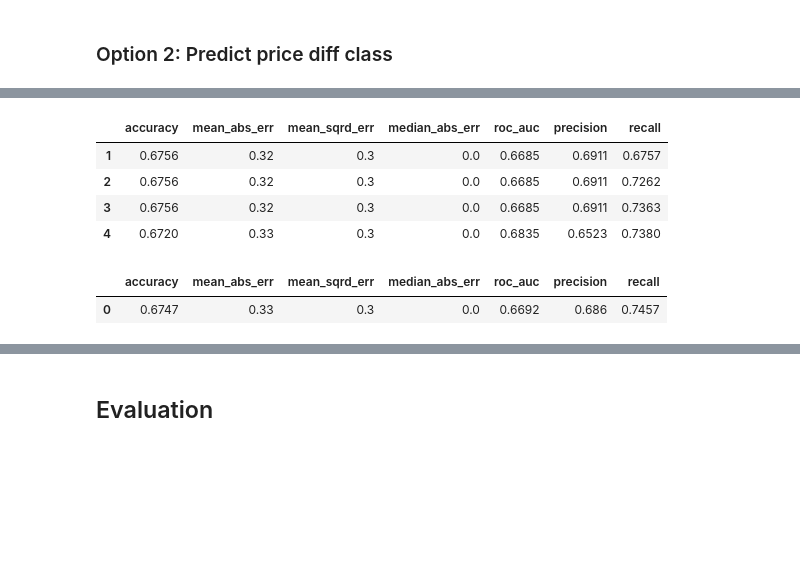
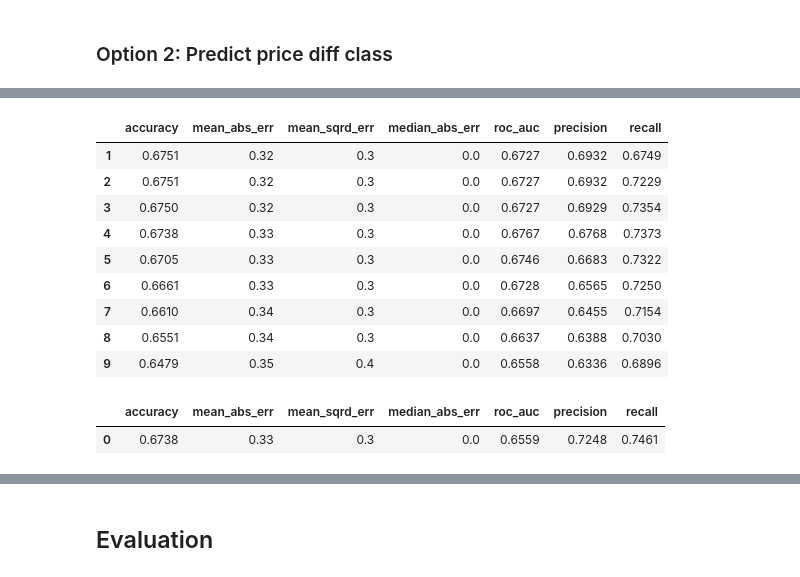
Before and after one commit to mauricepohl/pandas, a Jupyter notebook: 03_modeling/Modeling - Regression.ipynb, the cells around one changed output, grey strips where cells are left out. Saved outputs shown, nothing was run; the diff lists cells and outputs as text; code cells hidden in the pictures; blank space fills up the shorter version.

```diff
--- a/03_modeling/Modeling - Regression.ipynb
+++ b/03_modeling/Modeling - Regression.ipynb
@@ -158,8 +163,11 @@ def prepareDataForRegression(X):
 scores_list = []
 param_range = range(1)
 reg = linear_model.LinearRegression()
-X2 = prepareDataForRegression(X_train)
-score = cross_validate(reg, X2, y_train, scoring=scoring, return_train_score=False, n_jobs=-1)
-scores_list.append(score)
+for j in range(numberOfRuns):
+    X_train, X_test, y_train, y_test, y2_train, y2_test = makeTrainTestSplit()
+    X2 = prepareDataForRegression(X_train)
+    for i in param_range:
+        score = cross_validate(reg, X2, y_train, scoring=scoring, return_train_score=False, n_jobs=-1)
+        scores_list.append(score)
 display(print_scores(scores_list, param_range))
 # %% [output]
@@ -221,0 +383,25 @@ features[0:8]
+# %%
+from sklearn.metrics import roc_curve, auc
+max_depths = np.linspace(1, 15, 15, endpoint=True)
+train_results = []
+test_results = []
+for max_depth in max_depths:
+   dt = DecisionTreeClassifier(max_depth=max_depth)
+   dt.fit(X_train, y2_train)
+   train_pred = dt.predict(X_train)
+   false_positive_rate, true_positive_rate, thresholds = roc_curve(y2_train, train_pred)
+   roc_auc = auc(false_positive_rate, true_positive_rate)
+   # Add auc score to previous train results
+   train_results.append(roc_auc)
+   y_pred = dt.predict(X_test)
+   false_positive_rate, true_positive_rate, thresholds = roc_curve(y2_test, y_pred)
+   roc_auc = auc(false_positive_rate, true_positive_rate)
+   # Add auc score to previous test results
+   test_results.append(roc_auc)
+from matplotlib.legend_handler import HandlerLine2D
+line1, = plt.plot(max_depths, train_results, 'b', label='Train AUC')
+line2, = plt.plot(max_depths, test_results, 'r', label='Test AUC')
+plt.legend(handler_map={line1: HandlerLine2D(numpoints=2)})
+plt.ylabel('AUC score')
+plt.xlabel('Tree depth')
+plt.show()
@@ -222,14 +410,22 @@ features[0:8]
 # %%
 # Method: Decision Tree Classfier
-param_range = range(1,5)
+param_range = range(1,10)
 scores_list = []
-for i in param_range:
-    DTR = DecisionTreeClassifier(max_depth=i)
-    scores_list.append(cross_validate(DTR, X_train, y2_train, scoring=scoringBin, return_train_score=False, n_jobs=-1))
+for j in range(numberOfRuns):
+    X_train, X_test, y_train, y_test, y2_train, y2_test = makeTrainTestSplit()
+    X2 = prepareDataForRegression(X_train)
+    for i in param_range:
+        DTC = DecisionTreeClassifier(max_depth=i)
+        scores_list.append(cross_validate(DTC, X_train, y2_train, scoring=scoringBin, return_train_score=False, n_jobs=-1))
 display(print_scores_bin(scores_list, param_range))
 # %% [output]
 |  | accuracy | mean_abs_err | mean_sqrd_err | median_abs_err | roc_auc | precision | recall |
-| 1 | 0.6756 | 0.32 | 0.3 | 0.0 | 0.6685 | 0.6911 | 0.6757 |
-| 2 | 0.6756 | 0.32 | 0.3 | 0.0 | 0.6685 | 0.6911 | 0.7262 |
-| 3 | 0.6756 | 0.32 | 0.3 | 0.0 | 0.6685 | 0.6911 | 0.7363 |
-| 4 | 0.6720 | 0.33 | 0.3 | 0.0 | 0.6835 | 0.6523 | 0.7380 |
+| 1 | 0.6751 | 0.32 | 0.3 | 0.0 | 0.6727 | 0.6932 | 0.6749 |
+| 2 | 0.6751 | 0.32 | 0.3 | 0.0 | 0.6727 | 0.6932 | 0.7229 |
+| 3 | 0.6750 | 0.32 | 0.3 | 0.0 | 0.6727 | 0.6929 | 0.7354 |
+| 4 | 0.6738 | 0.33 | 0.3 | 0.0 | 0.6767 | 0.6768 | 0.7373 |
+| 5 | 0.6705 | 0.33 | 0.3 | 0.0 | 0.6746 | 0.6683 | 0.7322 |
+| 6 | 0.6661 | 0.33 | 0.3 | 0.0 | 0.6728 | 0.6565 | 0.7250 |
+| 7 | 0.6610 | 0.34 | 0.3 | 0.0 | 0.6697 | 0.6455 | 0.7154 |
+| 8 | 0.6551 | 0.34 | 0.3 | 0.0 | 0.6637 | 0.6388 | 0.7030 |
+| 9 | 0.6479 | 0.35 | 0.4 | 0.0 | 0.6558 | 0.6336 | 0.6896 |
@@ -236,10 +453,14 @@ display(print_scores_bin(scores_list, param_range))
 # %%
-# Method: Logistic Regression
-logReg = linear_model.LogisticRegression()
+# Method: Naive Bayes
 scores_list = []
 param_range = range(1)
-scores_list.append(cross_validate(logReg, X_train, y2_train, scoring=scoringBin, return_train_score=False, n_jobs=-1))
+for j in range(numberOfRuns):
+    X_train, X_test, y_train, y_test, y2_train, y2_test = makeTrainTestSplit()
+    X2 = prepareDataForRegression(X_train)
+    for i in param_range:
+        nb = GaussianNB()
+        scores_list.append(cross_validate(nb, X_train, y2_train, scoring=scoringBin, return_train_score=False, n_jobs=-1))
 print_scores_bin(scores_list, param_range)
 # %% [output]
 |  | accuracy | mean_abs_err | mean_sqrd_err | median_abs_err | roc_auc | precision | recall |
-| 0 | 0.6747 | 0.33 | 0.3 | 0.0 | 0.6692 | 0.686 | 0.7457 |
+| 0 | 0.6738 | 0.33 | 0.3 | 0.0 | 0.6559 | 0.7248 | 0.7461 |
```
Also changed, not shown: parts of 19 cells of this notebook.
